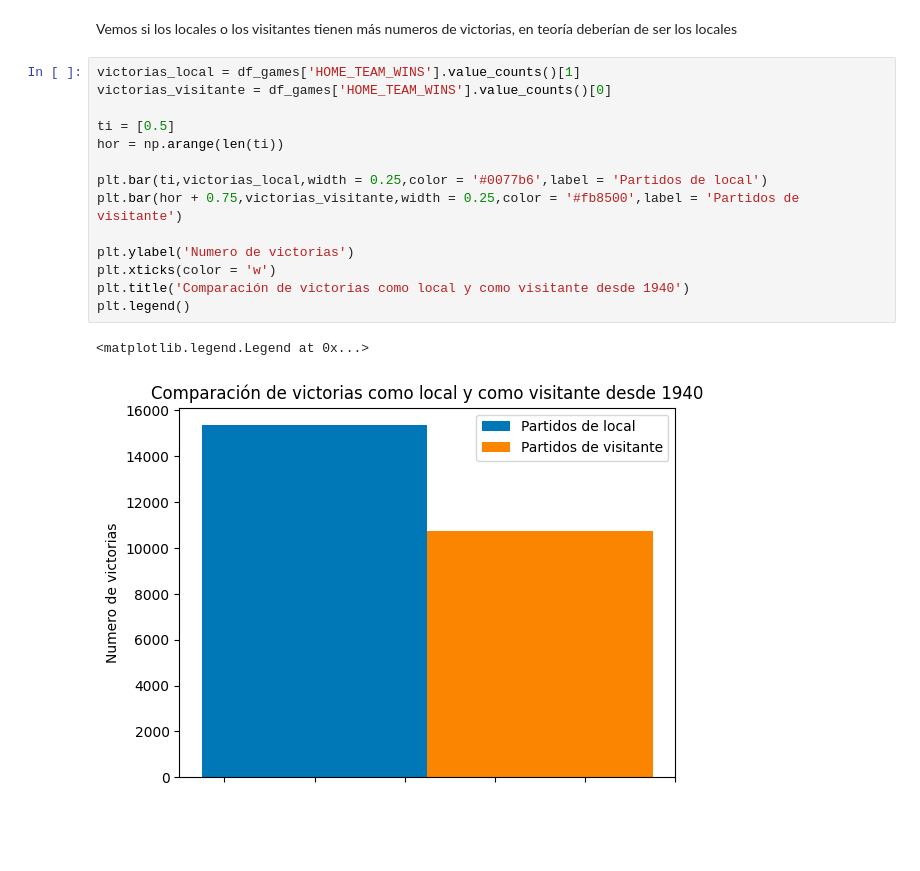
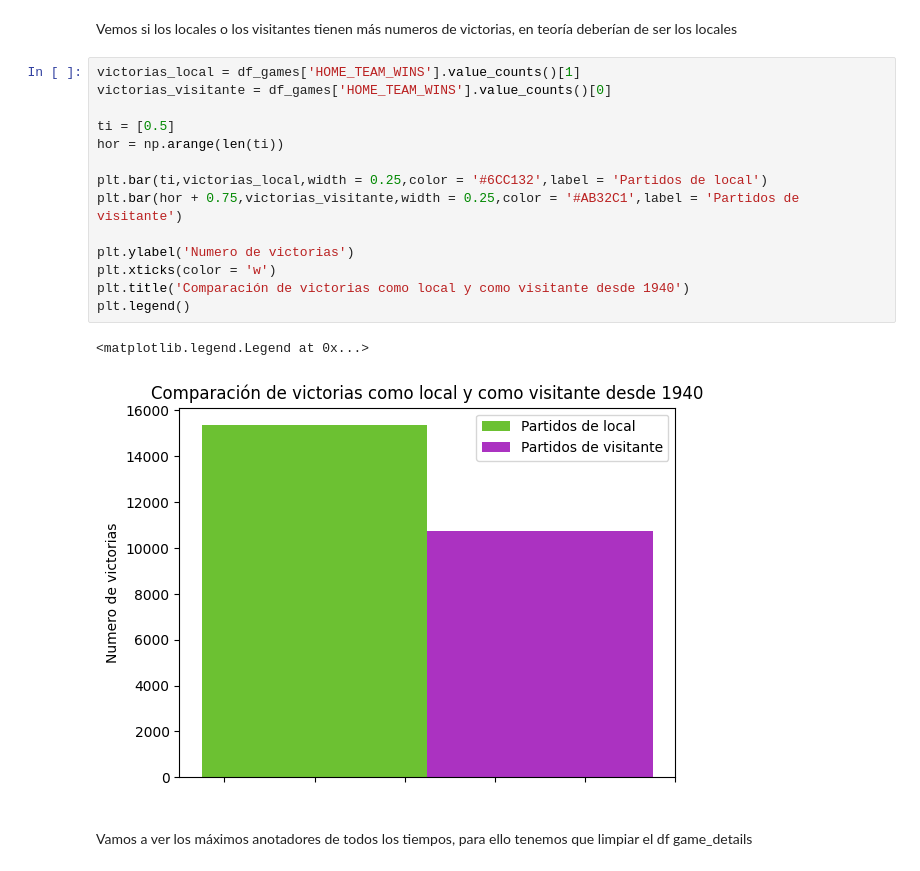
Before and after one commit to dcristobalhMad/ml-entrega2, a Jupyter notebook: entrega.ipynb, the cells around one changed output. Saved outputs shown, nothing was run; the diff lists cells and outputs as text; blank space fills up the shorter version.

```diff
--- a/entrega.ipynb
+++ b/entrega.ipynb
@@ -876,17 +876,19 @@ Vemos si los locales o los visitantes tienen más numeros de victorias, en teor
 # %%
 victorias_local = df_games['HOME_TEAM_WINS'].value_counts()[1]
 victorias_visitante = df_games['HOME_TEAM_WINS'].value_counts()[0]
 
 ti = [0.5]
 hor = np.arange(len(ti))
 
-plt.bar(ti,victorias_local,width = 0.25,color = '#0077b6',label = 'Partidos de local')
-plt.bar(hor + 0.75,victorias_visitante,width = 0.25,color = '#fb8500',label = 'Partidos de visitante')
+plt.bar(ti,victorias_local,width = 0.25,color = '#6CC132',label = 'Partidos de local')
+plt.bar(hor + 0.75,victorias_visitante,width = 0.25,color = '#AB32C1',label = 'Partidos de visitante')
 
 plt.ylabel('Numero de victorias')
 plt.xticks(color = 'w')
 plt.title('Comparación de victorias como local y como visitante desde 1940')
 plt.legend()
 # %% [output]
 <matplotlib.legend.Legend at 0x...>
-[figure, old version]
+[figure, new version]
+# %% [markdown]
+Vamos a ver los máximos anotadores de todos los tiempos, para ello tenemos que limpiar el df game_details
```
Also changed, not shown: parts of 13 cells of this notebook.
